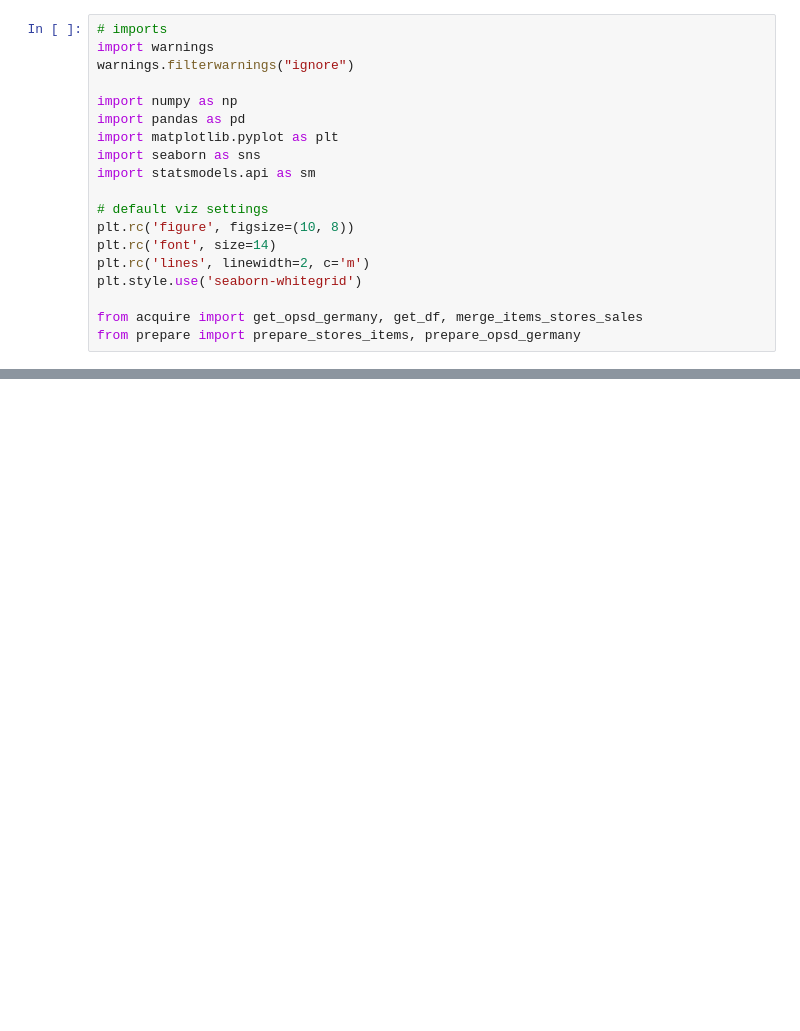
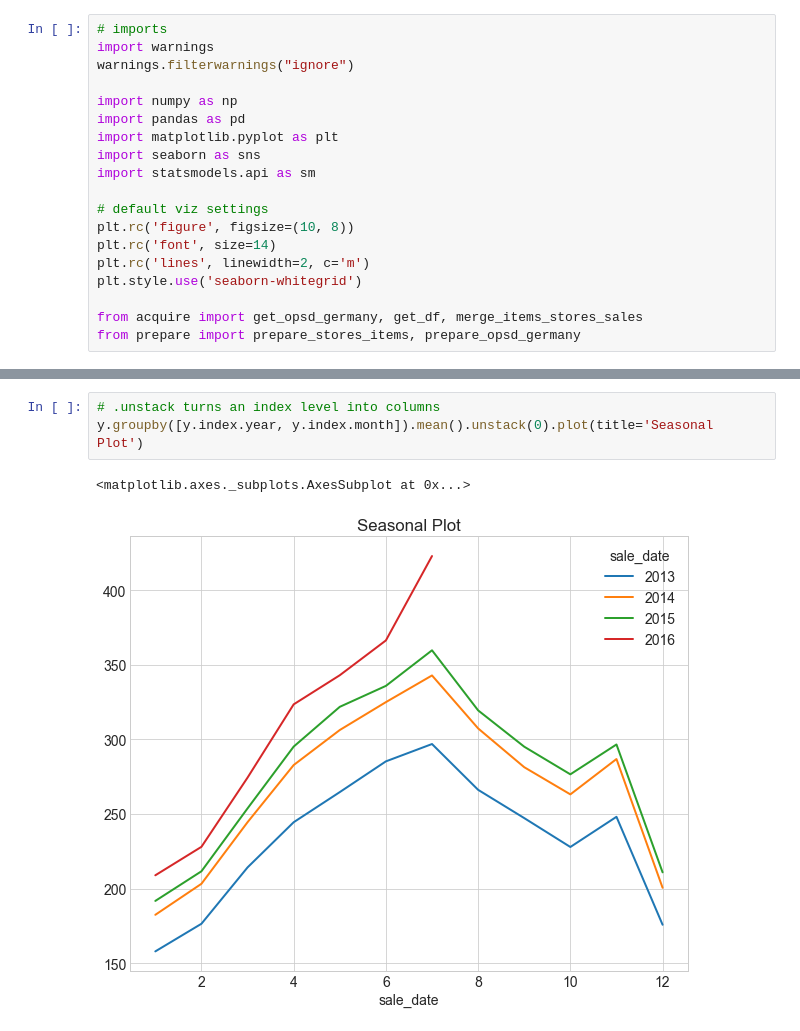
Before and after one commit to KwameTaylor/time-series-exercises, a Jupyter notebook: explore.ipynb, the cells around one changed output, grey strips where cells are left out. Saved outputs shown, nothing was run; the diff lists cells and outputs as text; blank space fills up the shorter version.

```diff
--- a/explore.ipynb
+++ b/explore.ipynb
@@ -45,0 +112,6 @@ plt.plot(test.index, test.temp)
+# %%
+# .unstack turns an index level into columns
+y.groupby([y.index.year, y.index.month]).mean().unstack(0).plot(title='Seasonal Plot')
+# %% [output]
+<matplotlib.axes._subplots.AxesSubplot at 0x...>
+[figure, added]
```
Also changed, not shown: parts of 13 cells of this notebook, 1 other file.
